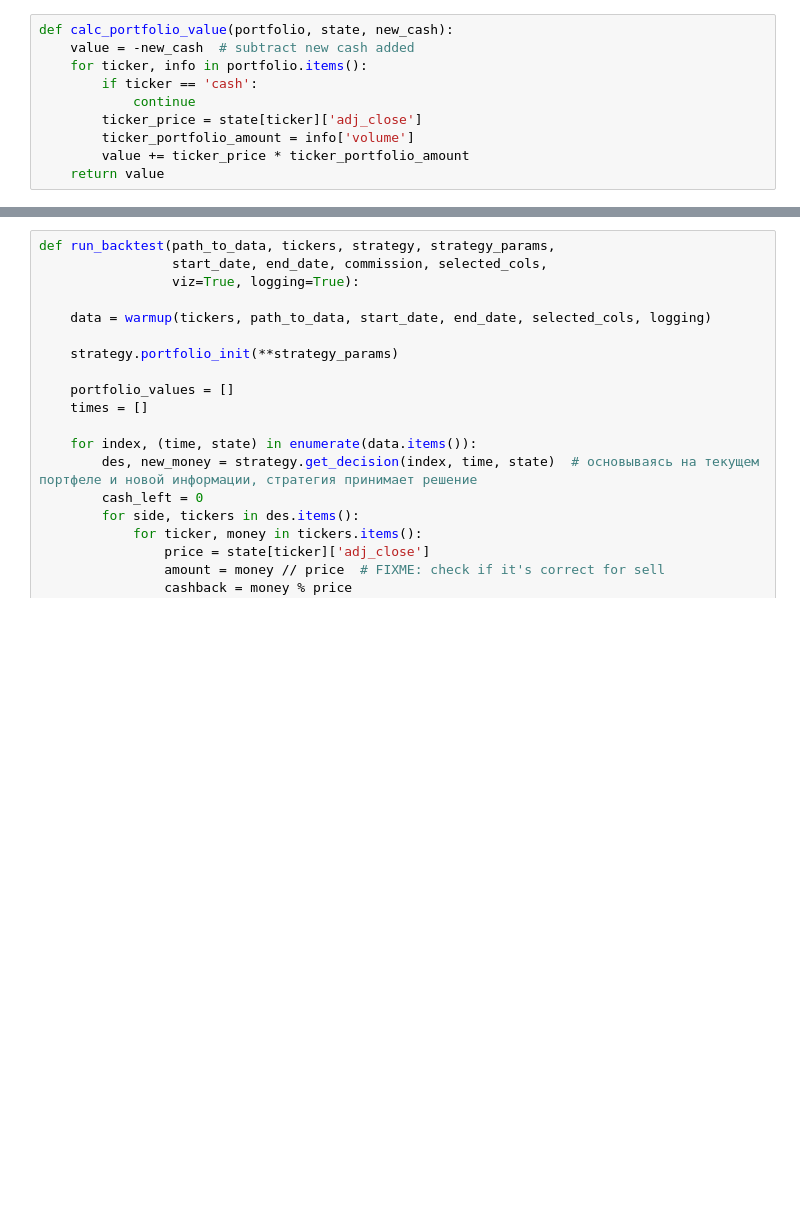
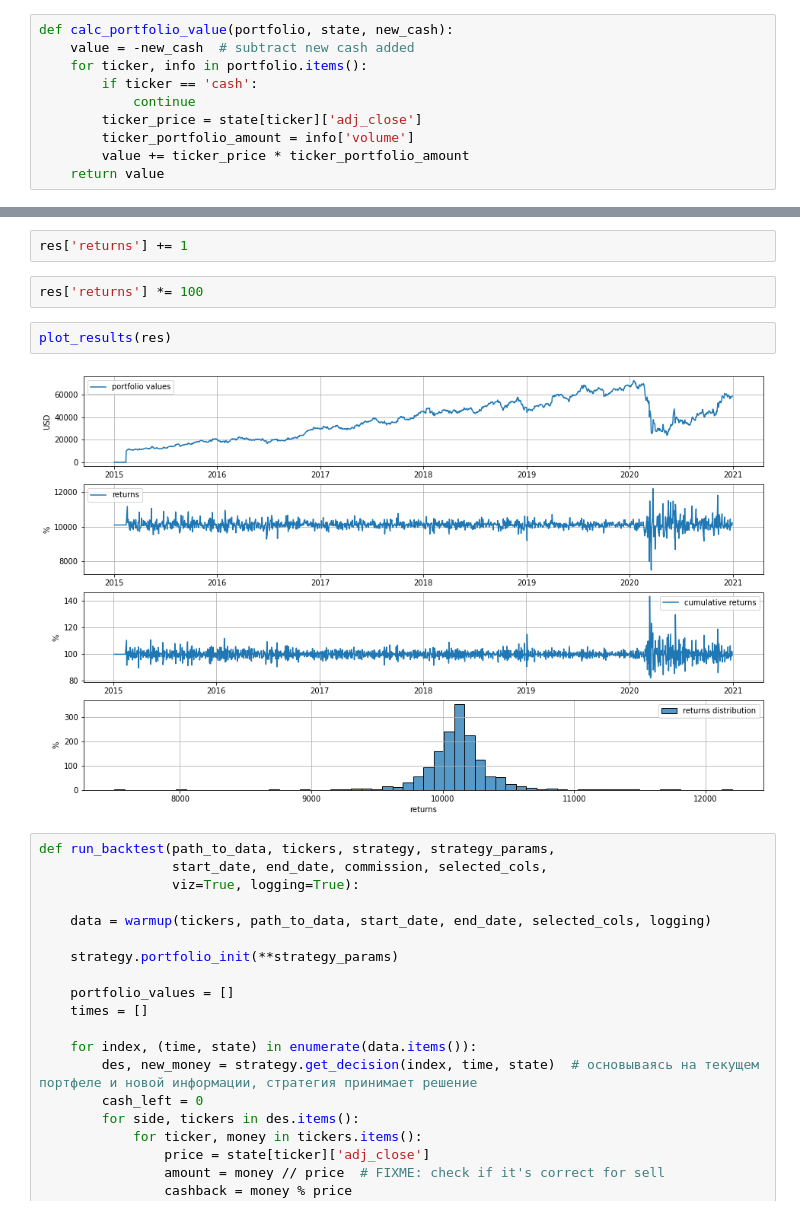
Before and after one commit to bgodlin/dividend_analysis, a Jupyter notebook: backtest_example.ipynb, the cells around one changed output, grey strips where cells are left out. Drawn from its saved outputs; the diff is of its cells as text; blank space fills up the shorter version.

```diff
--- a/backtest_example.ipynb
+++ b/backtest_example.ipynb
@@ -134,6 +53,14 @@ def plot_results(df):
     plt.legend()
 
     plt.show()
+# %%
+res['returns'] += 1
+# %%
+res['returns'] *= 100
+# %%
+plot_results(res)
+# %% [output]
+[figure, added]
 # %%
 def run_backtest(path_to_data, tickers, strategy, strategy_params,
                  start_date, end_date, commission, selected_cols,
```
Also changed, not shown: parts of 13 cells of this notebook, 1 other file.
